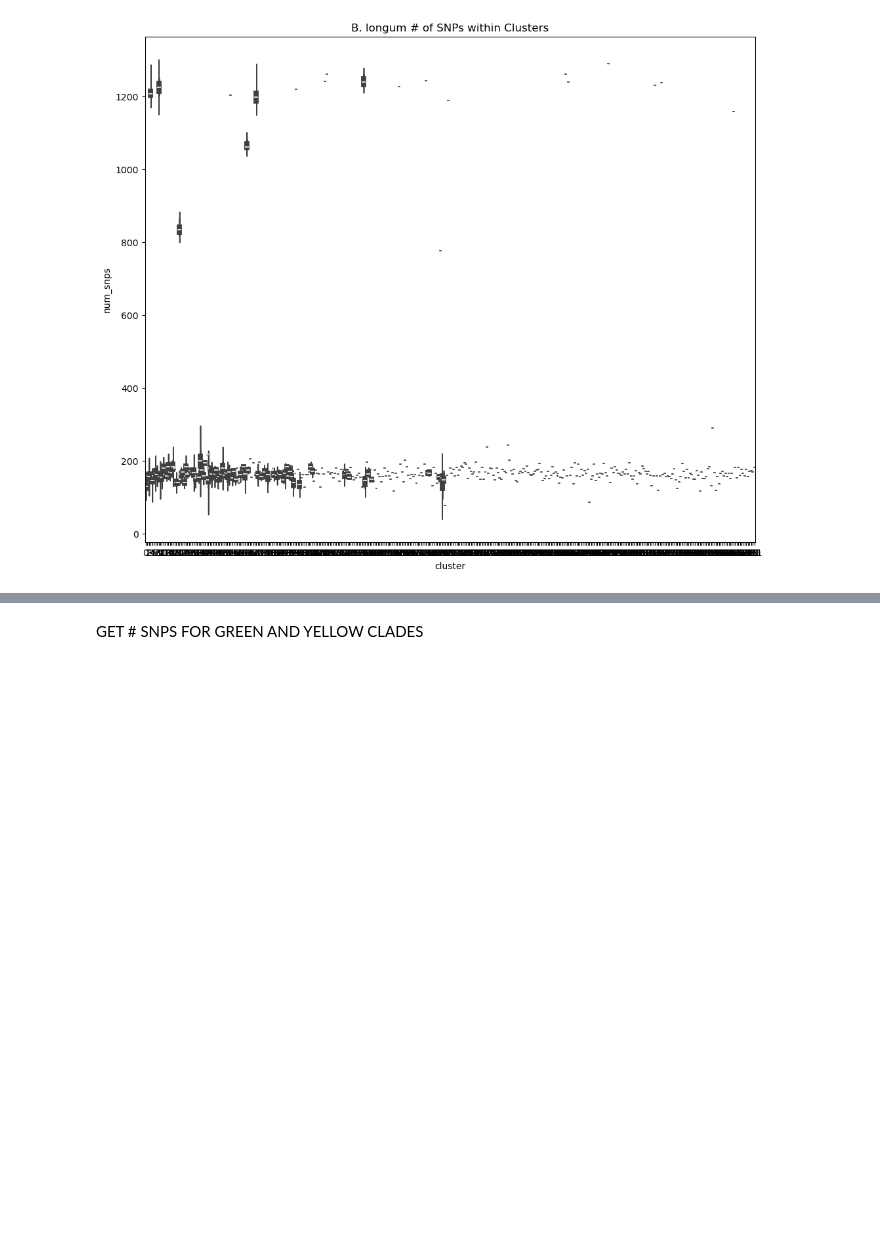
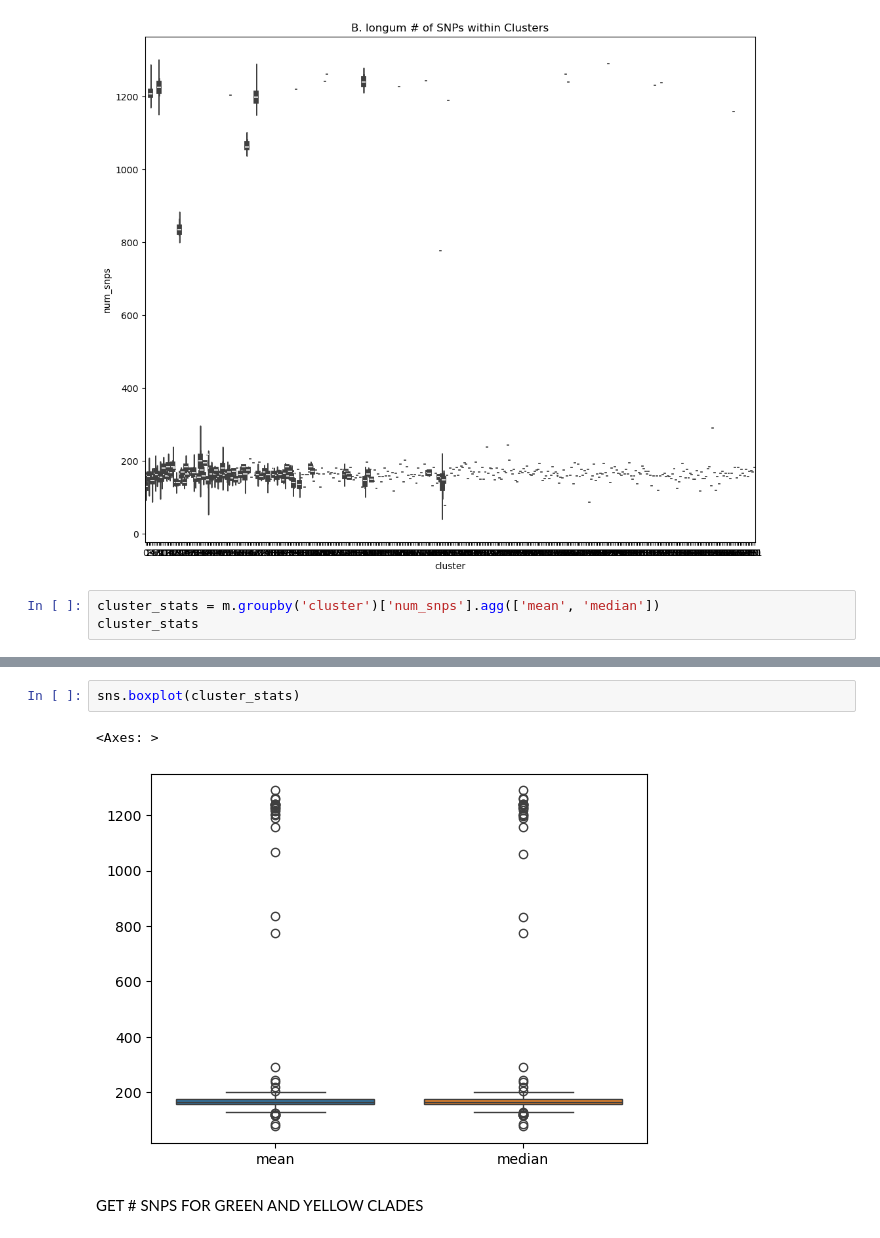
Before and after one commit to annaliese8/PopGenStats_Project, a Jupyter notebook: longum_tool_comparison.ipynb, the cells around one changed output, grey strips where cells are left out. Drawn from its saved outputs; the diff is of its cells as text; blank space fills up the shorter version.

```diff
--- a/longum_tool_comparison.ipynb
+++ b/longum_tool_comparison.ipynb
@@ -970,3 +968,6 @@ plt.title("B. longum # of SNPs within Clusters")
 # %% [output]
 Text(0.5, 1.0, 'B. longum # of SNPs within Clusters')
 [figure]
+# %%
+cluster_stats = m.groupby('cluster')['num_snps'].agg(['mean', 'median'])
+cluster_stats
@@ -973,3 +989,8 @@ Text(0.5, 1.0, 'B. longum # of SNPs within Clusters')
+# %%
+sns.boxplot(cluster_stats)
+# %% [output]
+<Axes: >
+[figure, added]
 # %% [markdown]
 GET # SNPS FOR GREEN AND YELLOW CLADES
 # %%
```
Also changed, not shown: parts of 25 cells of this notebook, 4 other files.
